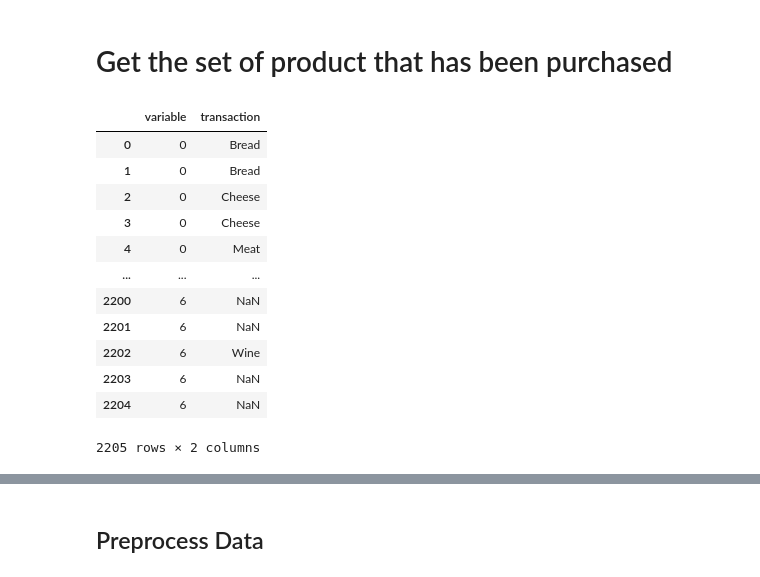
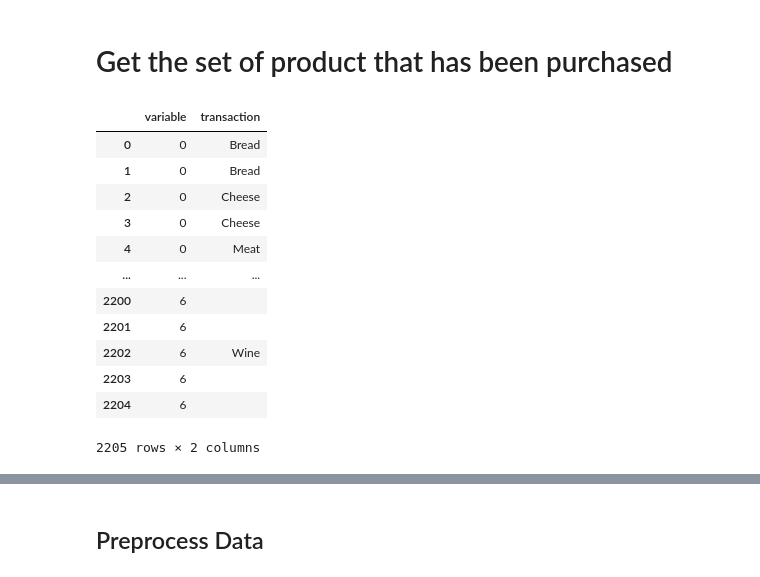
Before and after one commit to Bryant35/Data_Mining, a Jupyter notebook: Week 10/Exercise_Week_10.ipynb, the cells around one changed output, grey strips where cells are left out. Saved outputs shown, nothing was run; the diff lists cells and outputs as text; code cells hidden in the pictures.

```diff
--- a/Week 10/Exercise_Week_10.ipynb
+++ b/Week 10/Exercise_Week_10.ipynb
@@ -44,25 +46,25 @@ df.head()
 # %% [markdown]
 # Get the set of product that has been purchased
 # %%
-df_new = df.copy()
+df_new = df.fillna(" ")
 keys = [c for c in df_new if c.startswith('')]
 pd.melt(df_new, value_name='transaction')
 #set dataframe into one row
 # df_new = df.melt(value_name='transaction').drop('variable', 1)
 # df_new
 # %% [output]
 |  | variable | transaction |
 | 0 | 0 | Bread |
 | 1 | 0 | Bread |
 | 2 | 0 | Cheese |
 | 3 | 0 | Cheese |
 | 4 | 0 | Meat |
 | ... | ... | ... |
-| 2200 | 6 | NaN |
-| 2201 | 6 | NaN |
+| 2200 | 6 |  |
+| 2201 | 6 |  |
 | 2202 | 6 | Wine |
-| 2203 | 6 | NaN |
-| 2204 | 6 | NaN |
+| 2203 | 6 |  |
+| 2204 | 6 |  |
 2205 rows × 2 columns
 # %%
 #df to list
```
Also changed, not shown: parts of 9 cells of this notebook.
